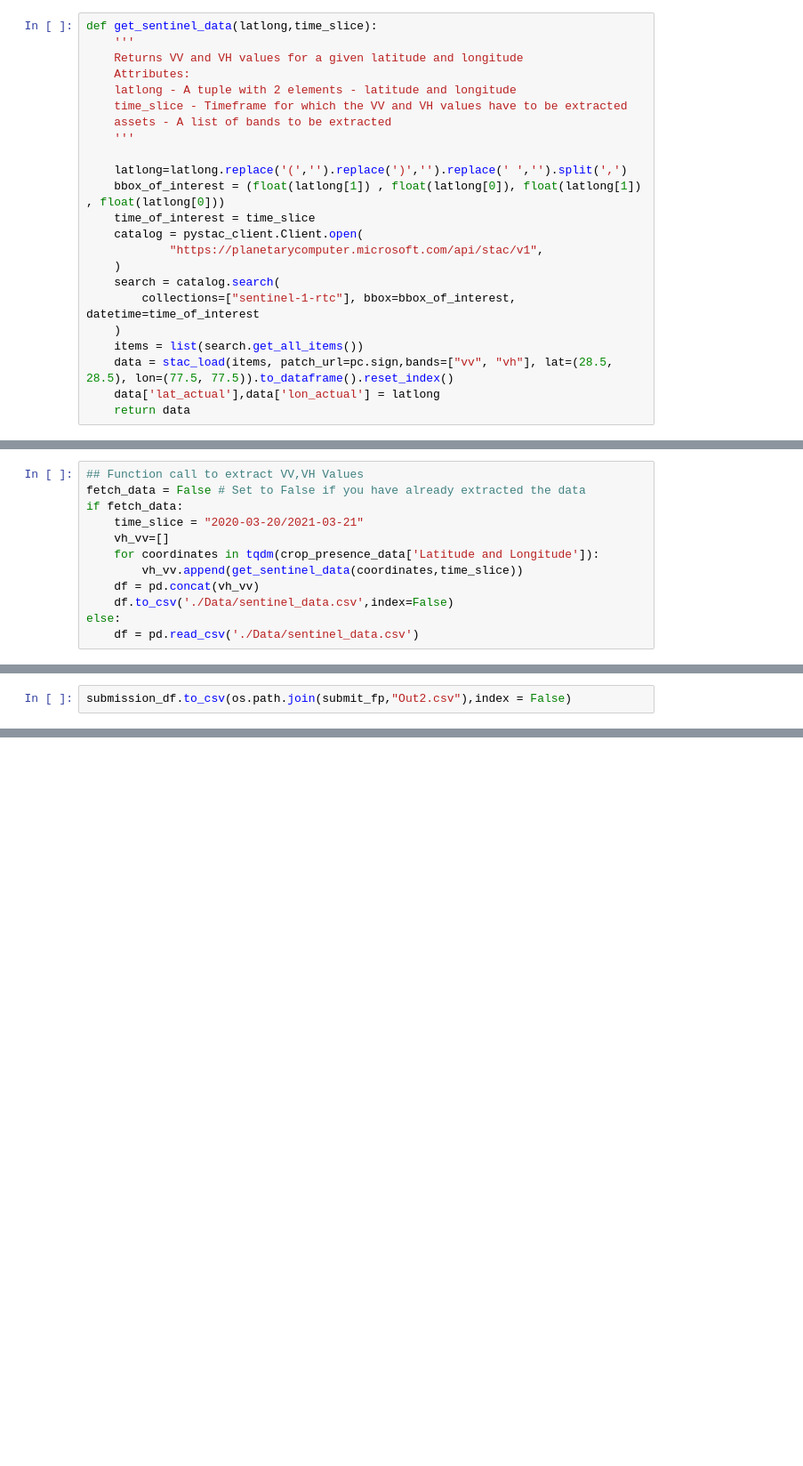
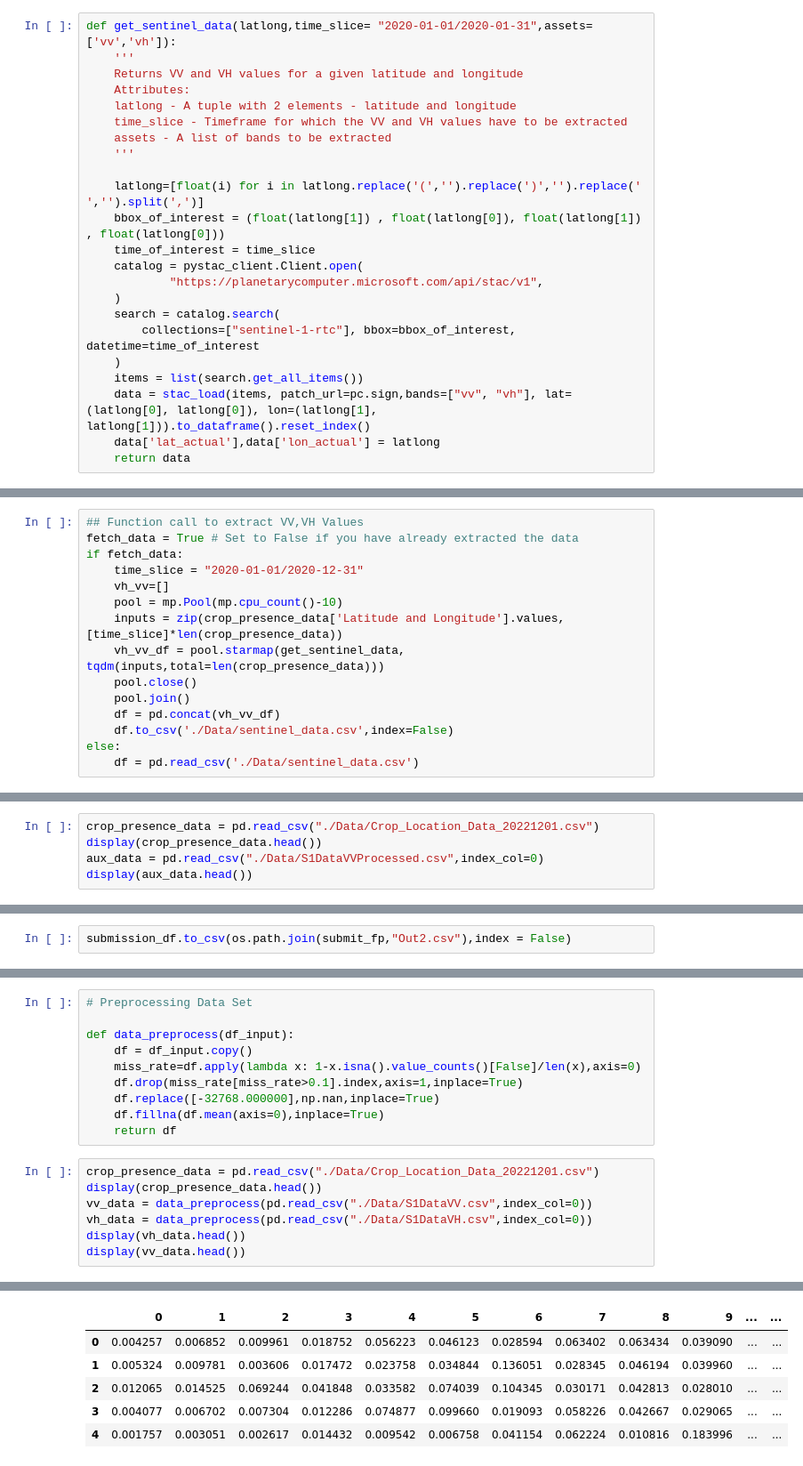
Before and after one commit to creed123/crop-ai, a Jupyter notebook: Level 1 Notebook Benchmark.ipynb, the cells around one changed output, grey strips where cells are left out. Shown at 89% size. Cells and saved outputs as stored; diff of their text form; blank space fills up the shorter version.

```diff
--- a/Level 1 Notebook Benchmark.ipynb
+++ b/Level 1 Notebook Benchmark.ipynb
@@ -107,7 +85,7 @@ notebook</a>.
 <h4 style="color:rgb(195, 52, 235)"><strong>Tip 2</strong></h4>
 <p align="justify"> Extract VV and VH band values for an entire year. Different land classes (e.g., agriculture, water, urban) will have different annual variability. This variability will be better than a single date for accurately identifying land classes. Please find below a demonstration of extracting data for a day (21st March 2020).
 # %%
-def get_sentinel_data(latlong,time_slice):
+def get_sentinel_data(latlong,time_slice= "2020-01-01/2020-01-31",assets=['vv','vh']):
     '''
     Returns VV and VH values for a given latitude and longitude
     Attributes:
@@ -116,7 +94,7 @@ def get_sentinel_data(latlong,time_slice):
     assets - A list of bands to be extracted
     '''
 
-    latlong=latlong.replace('(','').replace(')','').replace(' ','').split(',')
+    latlong=[float(i) for i in latlong.replace('(','').replace(')','').replace(' ','').split(',')]
     bbox_of_interest = (float(latlong[1]) , float(latlong[0]), float(latlong[1]) , float(latlong[0]))
     time_of_interest = time_slice
     catalog = pystac_client.Client.open(
@@ -126,7 +104,7 @@ def get_sentinel_data(latlong,time_slice):
         collections=["sentinel-1-rtc"], bbox=bbox_of_interest, datetime=time_of_interest
     )
     items = list(search.get_all_items())
-    data = stac_load(items, patch_url=pc.sign,bands=["vv", "vh"], lat=(28.5, 28.5), lon=(77.5, 77.5)).to_dataframe().reset_index()
+    data = stac_load(items, patch_url=pc.sign,bands=["vv", "vh"], lat=(latlong[0], latlong[0]), lon=(latlong[1], latlong[1])).to_dataframe().reset_index()
     data['lat_actual'],data['lon_actual'] = latlong
     return data
 # %% [markdown]
@@ -135,13 +113,16 @@ def get_sentinel_data(latlong,time_slice):
 Explore the approach of building a bounding box (e.g., 5x5 pixels) around the given latitude and longitude positions and then extract the aggregated band values (e.g., average, median) to get normalized band values to build the model. Radar data has inherent variability at the pixel level due to variable scattering response from the target. This effect is called “speckle” and it is common to filter the data to smooth these variations. Try using a 3x3, 5x5 or 7x7 window around the specific latitude and longitude point to get improved results.
 # %%
 ## Function call to extract VV,VH Values
-fetch_data = False # Set to False if you have already extracted the data
+fetch_data = True # Set to False if you have already extracted the data
 if fetch_data:
-    time_slice = "2020-03-20/2021-03-21"
+    time_slice = "2020-01-01/2020-12-31"
     vh_vv=[]
-    for coordinates in tqdm(crop_presence_data['Latitude and Longitude']):
-        vh_vv.append(get_sentinel_data(coordinates,time_slice))
-    df = pd.concat(vh_vv)
+    pool = mp.Pool(mp.cpu_count()-10)
+    inputs = zip(crop_presence_data['Latitude and Longitude'].values, [time_slice]*len(crop_presence_data))
+    vh_vv_df = pool.starmap(get_sentinel_data, tqdm(inputs,total=len(crop_presence_data)))
+    pool.close()
+    pool.join()
+    df = pd.concat(vh_vv_df)
     df.to_csv('./Data/sentinel_data.csv',index=False)
 else:
     df = pd.read_csv('./Data/sentinel_data.csv')
@@ -441,0 +169,5 @@ KeyboardInterrupt:
+# %%
+crop_presence_data = pd.read_csv("./Data/Crop_Location_Data_20221201.csv")
+display(crop_presence_data.head())
+aux_data = pd.read_csv("./Data/S1DataVVProcessed.csv",index_col=0)
+display(aux_data.head())
@@ -584,0 +317,18 @@ submission_df.to_csv(os.path.join(submit_fp,"Out2.csv"),index = False)
+# %%
+# Preprocessing Data Set
+
+def data_preprocess(df_input):
+    df = df_input.copy()
+    miss_rate=df.apply(lambda x: 1-x.isna().value_counts()[False]/len(x),axis=0)
+    df.drop(miss_rate[miss_rate>0.1].index,axis=1,inplace=True)
+    df.replace([-32768.000000],np.nan,inplace=True)
+    df.fillna(df.mean(axis=0),inplace=True)
+    return df
+# %%
+crop_presence_data = pd.read_csv("./Data/Crop_Location_Data_20221201.csv")
+display(crop_presence_data.head())
+vv_data = data_preprocess(pd.read_csv("./Data/S1DataVV.csv",index_col=0))
+vh_data = data_preprocess(pd.read_csv("./Data/S1DataVH.csv",index_col=0))
+display(vh_data.head())
+display(vv_data.head())
+# %% [output]
@@ -584,0 +341,6 @@ submission_df.to_csv(os.path.join(submit_fp,"Out2.csv"),index = False)
+|  | 0 | 1 | 2 | 3 | 4 | 5 | 6 | 7 | 8 | 9 | ... | ... |
+| 0 | 0.004257 | 0.006852 | 0.009961 | 0.018752 | 0.056223 | 0.046123 | 0.028594 | 0.063402 | 0.063434 | 0.039090 | ... | ... |
+| 1 | 0.005324 | 0.009781 | 0.003606 | 0.017472 | 0.023758 | 0.034844 | 0.136051 | 0.028345 | 0.046194 | 0.039960 | ... | ... |
+| 2 | 0.012065 | 0.014525 | 0.069244 | 0.041848 | 0.033582 | 0.074039 | 0.104345 | 0.030171 | 0.042813 | 0.028010 | ... | ... |
+| 3 | 0.004077 | 0.006702 | 0.007304 | 0.012286 | 0.074877 | 0.099660 | 0.019093 | 0.058226 | 0.042667 | 0.029065 | ... | ... |
+| 4 | 0.001757 | 0.003051 | 0.002617 | 0.014432 | 0.009542 | 0.006758 | 0.041154 | 0.062224 | 0.010816 | 0.183996 | ... | ... |
```
Also changed, not shown: parts of 106 cells of this notebook, 18 other files.
